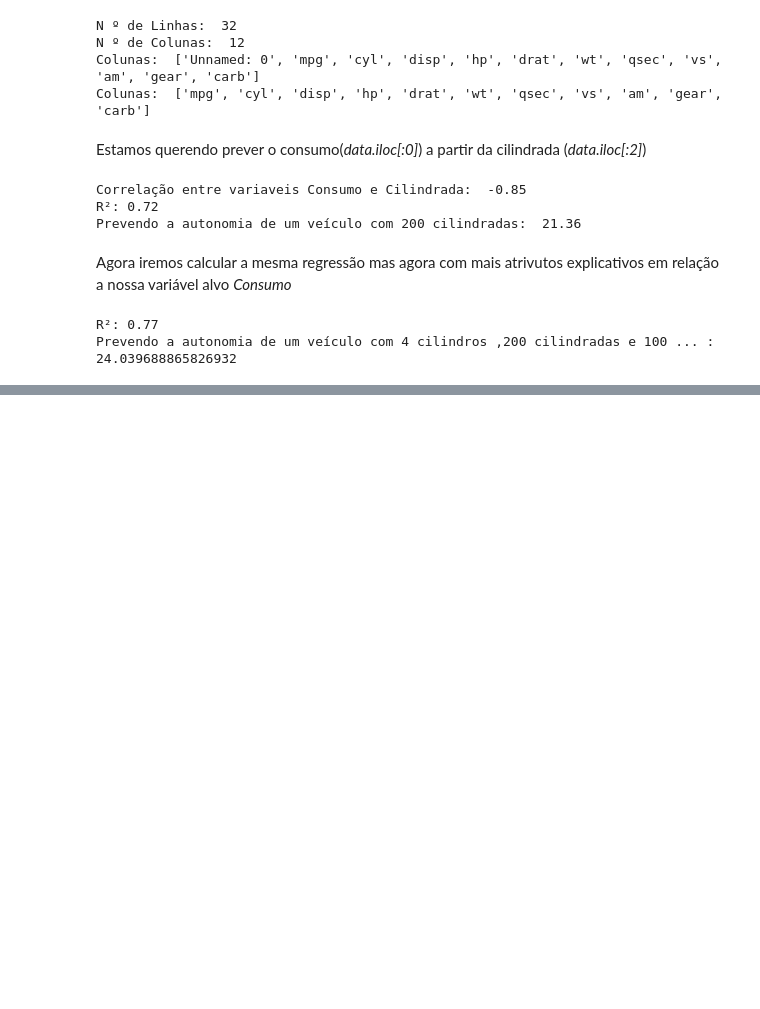
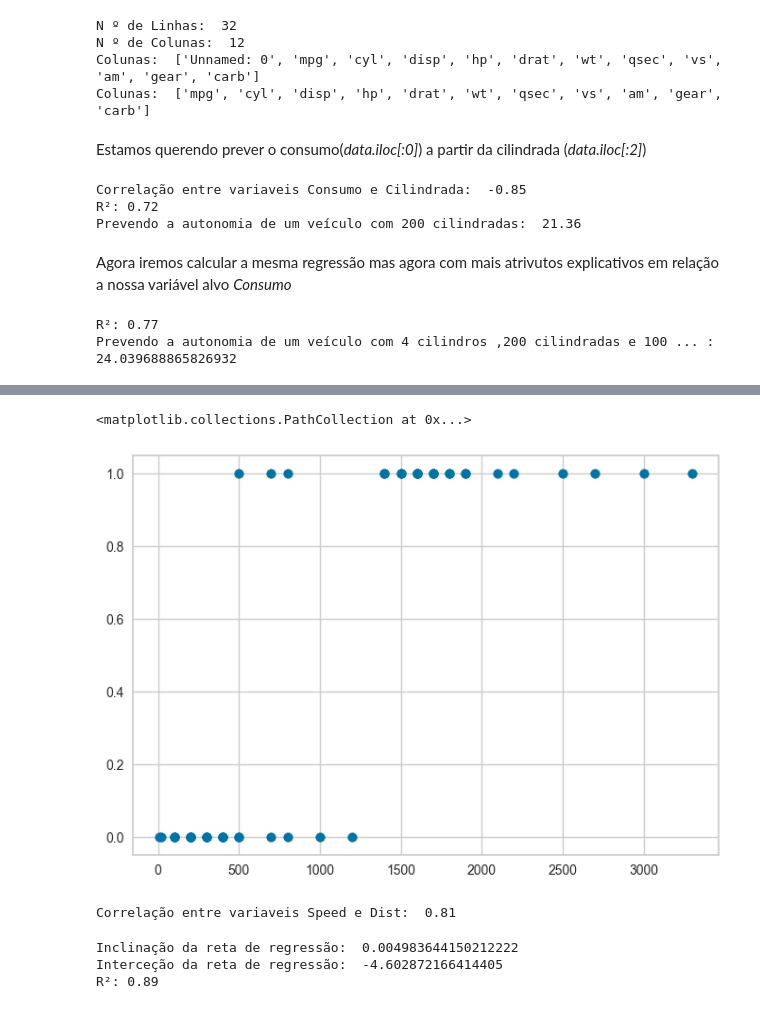
Before and after one commit to VINIA6/Study_Models, a Jupyter notebook: Study_Models.ipynb, the cells around one changed output, grey strips where cells are left out. Cells and saved outputs as stored; diff of their text form; code cells hidden in the pictures; blank space fills up the shorter version.

Commit message:
Estudo: Regressão Logistica

```diff
--- a/Study_Models.ipynb
+++ b/Study_Models.ipynb
@@ -166,0 +186,7 @@ Prevendo a autonomia de um veículo com 4 cilindros ,200 cilindradas e 100 ... :
+# %%
+data = pd.read_csv('data\Eleicao.csv',sep=';')
+print('N º de Linhas: ', data.shape[0])
+print('N º de Colunas: ', data.shape[1])
+print('Colunas: ',list(data.columns))
+# data = data.drop(['Unnamed: 0'],axis=1)
+# print('Colunas: ',list(data.columns))
@@ -166,0 +218,9 @@ Prevendo a autonomia de um veículo com 4 cilindros ,200 cilindradas e 100 ... :
+# %%
+plt.scatter(data.DESPESAS,data.SITUACAO)
+# %% [output]
+<matplotlib.collections.PathCollection at 0x...>
+[figure, added]
+# %%
+print('Correlação entre variaveis Speed e Dist: ', round(np.corrcoef(data.DESPESAS,data.SITUACAO)[1][0],2))
+# %% [output]
+Correlação entre variaveis Speed e Dist:  0.81
@@ -166,0 +231,10 @@ Prevendo a autonomia de um veículo com 4 cilindros ,200 cilindradas e 100 ... :
+# %%
+modelo = LogisticRegression()
+modelo.fit(x,y)
+print('Inclinação da reta de regressão: ',modelo.coef_[0][0])
+print('Interceção da reta de regressão: ',modelo.intercept_[0])
+print('R²:' ,round(modelo.score(x,y),2))
+# %% [output]
+Inclinação da reta de regressão:  0.004983644150212222
+Interceção da reta de regressão:  -4.602872166414405
+R²: 0.89
```
Also changed, not shown: parts of 15 cells of this notebook, 2 other files.
